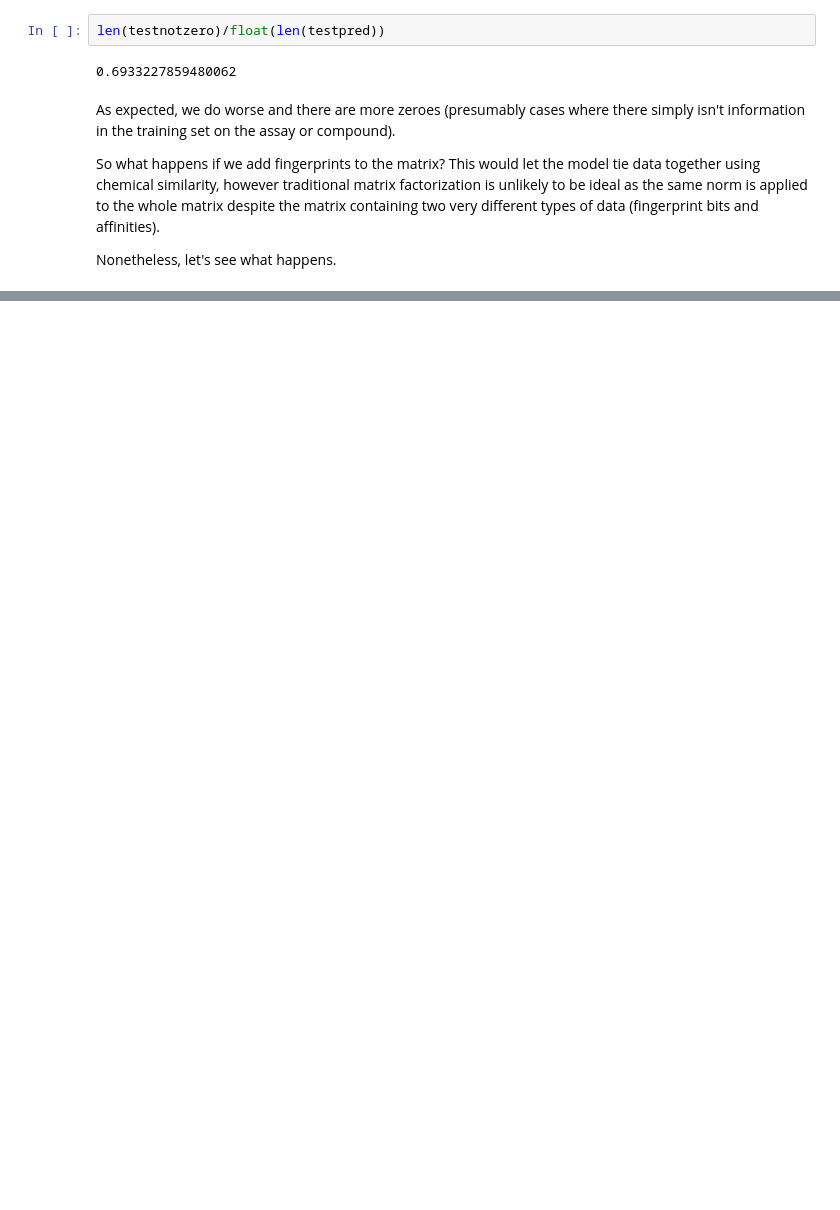
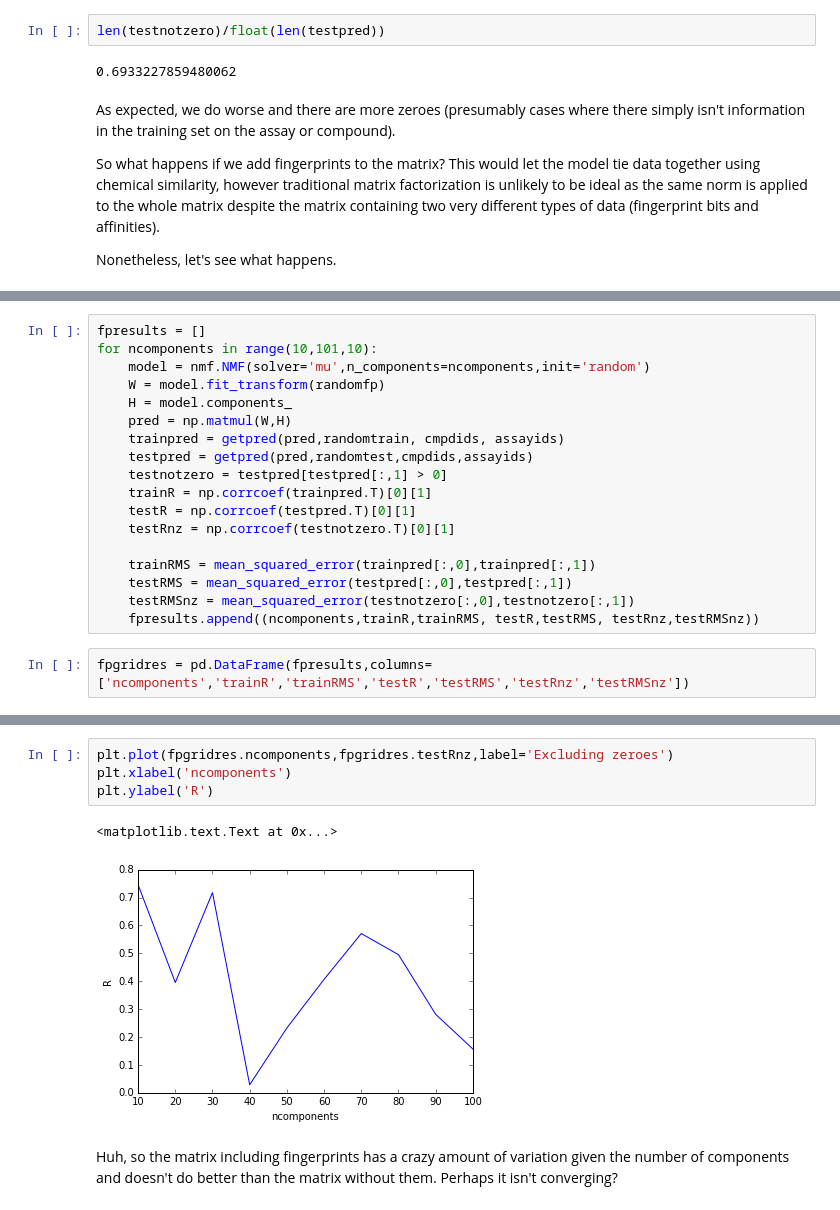
Before and after one commit to dkoes/notebooks, a Jupyter notebook: matrix_factorization.ipynb, the cells around one changed output, grey strips where cells are left out. Cells and saved outputs as stored; diff of their text form; blank space fills up the shorter version.

```diff
--- a/matrix_factorization.ipynb
+++ b/matrix_factorization.ipynb
@@ -252,0 +292,20 @@ Nonetheless, let's see what happens.
+# %%
+fpresults = []
+for ncomponents in range(10,101,10):
+    model = nmf.NMF(solver='mu',n_components=ncomponents,init='random')
+    W = model.fit_transform(randomfp)
+    H = model.components_
+    pred = np.matmul(W,H)
+    trainpred = getpred(pred,randomtrain, cmpdids, assayids)
+    testpred = getpred(pred,randomtest,cmpdids,assayids)
+    testnotzero = testpred[testpred[:,1] > 0]
+    trainR = np.corrcoef(trainpred.T)[0][1]
+    testR = np.corrcoef(testpred.T)[0][1]
+    testRnz = np.corrcoef(testnotzero.T)[0][1]
+
+    trainRMS = mean_squared_error(trainpred[:,0],trainpred[:,1])
+    testRMS = mean_squared_error(testpred[:,0],testpred[:,1])
+    testRMSnz = mean_squared_error(testnotzero[:,0],testnotzero[:,1])
+    fpresults.append((ncomponents,trainR,trainRMS, testR,testRMS, testRnz,testRMSnz))
+# %%
+fpgridres = pd.DataFrame(fpresults,columns=['ncomponents','trainR','trainRMS','testR','testRMS','testRnz','testRMSnz'])
@@ -252,0 +344,9 @@ Nonetheless, let's see what happens.
+# %%
+plt.plot(fpgridres.ncomponents,fpgridres.testRnz,label='Excluding zeroes')
+plt.xlabel('ncomponents')
+plt.ylabel('R')
+# %% [output]
+<matplotlib.text.Text at 0x...>
+[figure, added]
+# %% [markdown]
+Huh, so the matrix including fingerprints has a crazy amount of variation given the number of components and doesn't do better than the matrix without them.  Perhaps it isn't converging?
```
Also changed, not shown: parts of 26 cells of this notebook, 1 other file.
